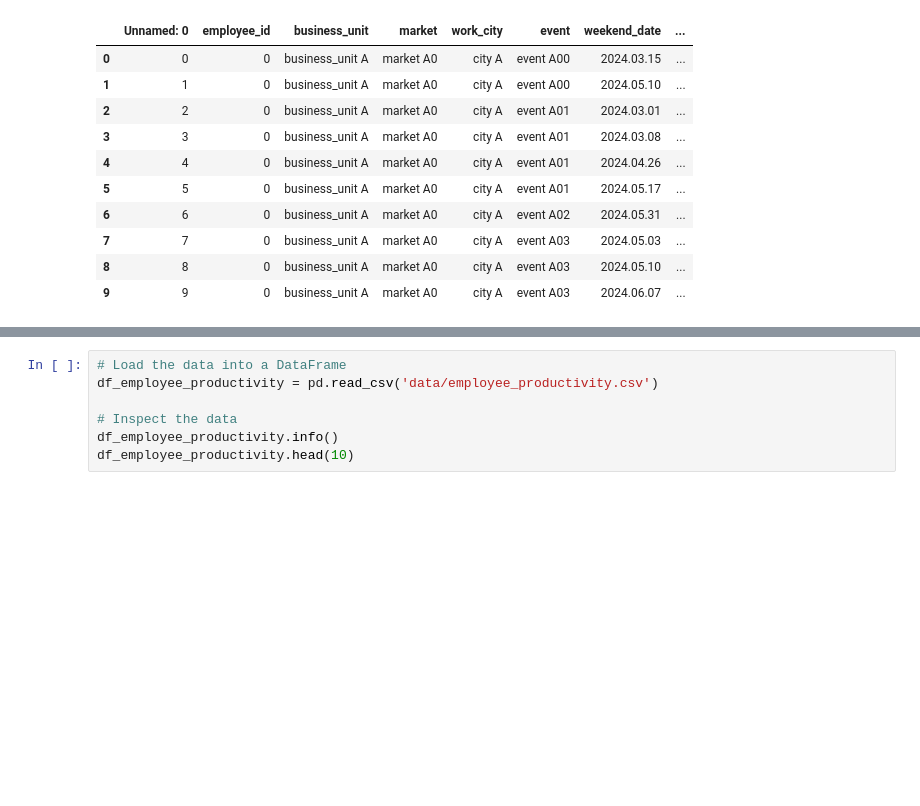
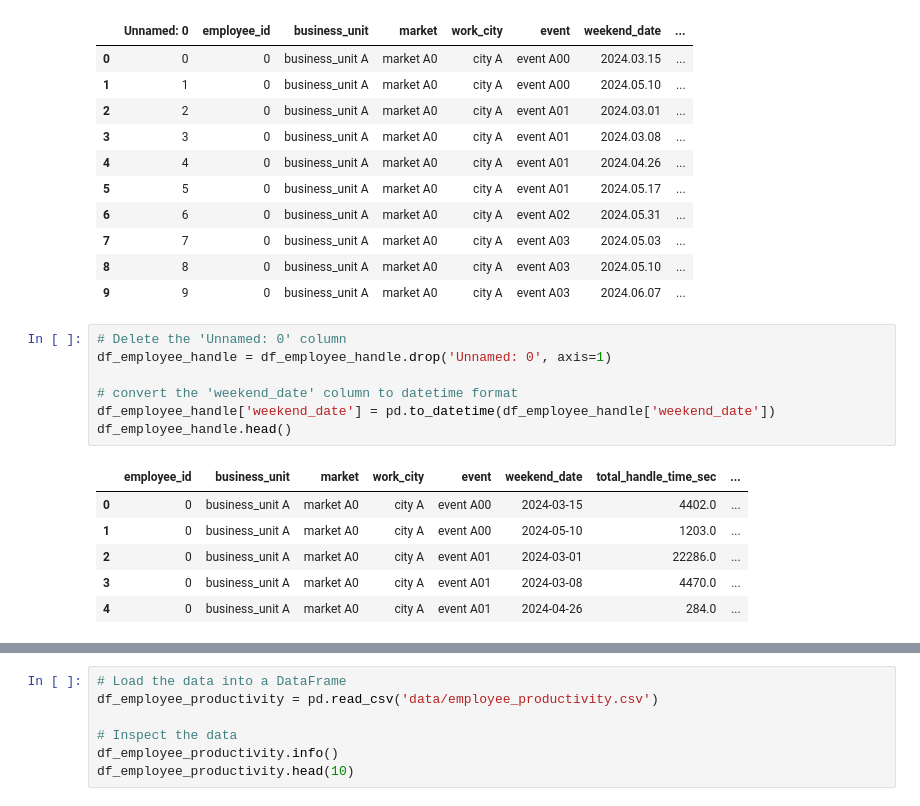
Before and after one commit to Tarifi-Hicham/Employee_Analysis, a Jupyter notebook: script.ipynb, the cells around one changed output, grey strips where cells are left out. Saved outputs shown, nothing was run; the diff lists cells and outputs as text; blank space fills up the shorter version.

```diff
--- a/script.ipynb
+++ b/script.ipynb
@@ -78,6 +98,20 @@ memory usage: 1.9+ MB
 | 7 | 7 | 0 | business_unit A | market A0 | city A | event A03 | 2024.05.03 | ... |
 | 8 | 8 | 0 | business_unit A | market A0 | city A | event A03 | 2024.05.10 | ... |
 | 9 | 9 | 0 | business_unit A | market A0 | city A | event A03 | 2024.06.07 | ... |
+# %%
+# Delete the 'Unnamed: 0' column
+df_employee_handle = df_employee_handle.drop('Unnamed: 0', axis=1)
+
+# convert the 'weekend_date' column to datetime format
+df_employee_handle['weekend_date'] = pd.to_datetime(df_employee_handle['weekend_date'])
+df_employee_handle.head()
+# %% [output]
+|  | employee_id | business_unit | market | work_city | event | weekend_date | total_handle_time_sec | ... |
+| 0 | 0 | business_unit A | market A0 | city A | event A00 | 2024-03-15 | 4402.0 | ... |
+| 1 | 0 | business_unit A | market A0 | city A | event A00 | 2024-05-10 | 1203.0 | ... |
+| 2 | 0 | business_unit A | market A0 | city A | event A01 | 2024-03-01 | 22286.0 | ... |
+| 3 | 0 | business_unit A | market A0 | city A | event A01 | 2024-03-08 | 4470.0 | ... |
+| 4 | 0 | business_unit A | market A0 | city A | event A01 | 2024-04-26 | 284.0 | ... |
 # %%
 df_employee_handle.describe()
 # %% [output]
```
Also changed, not shown: parts of 8 cells of this notebook.
